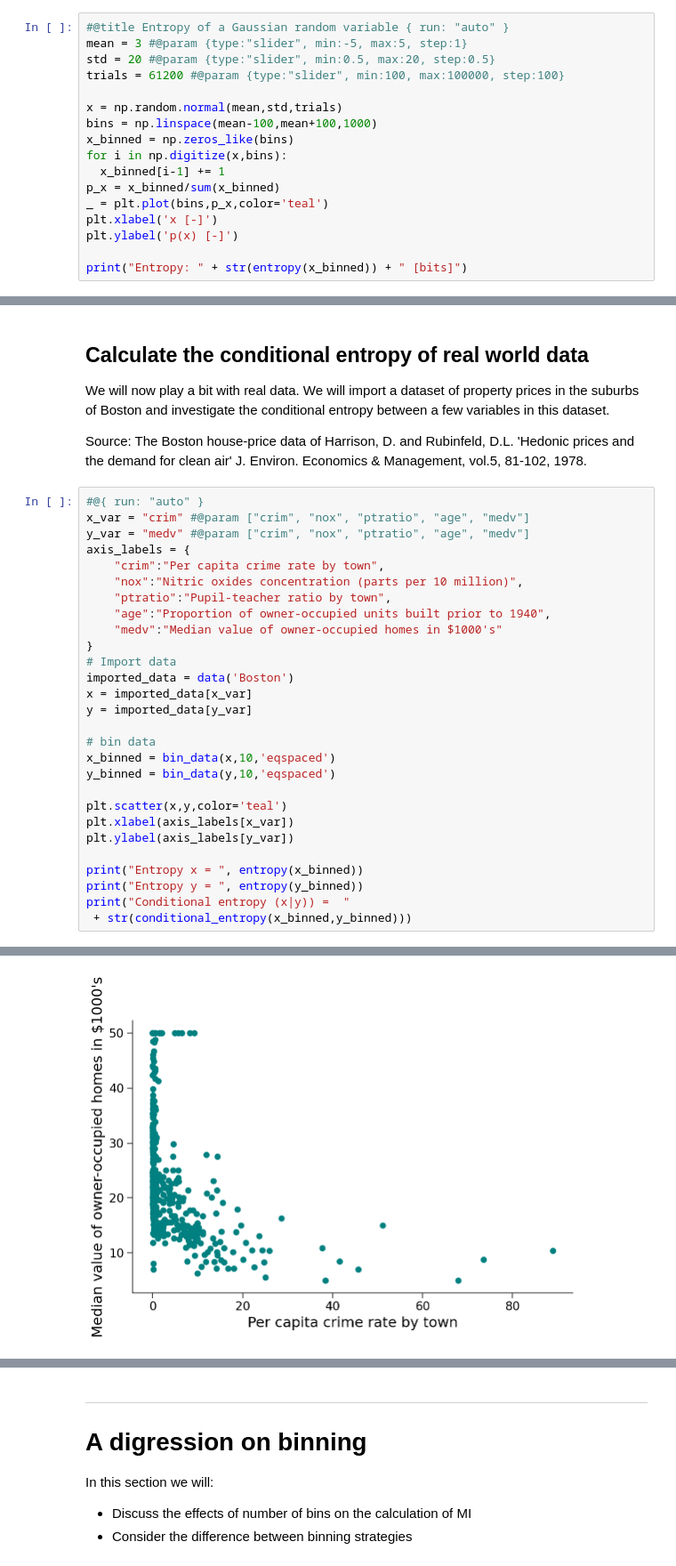
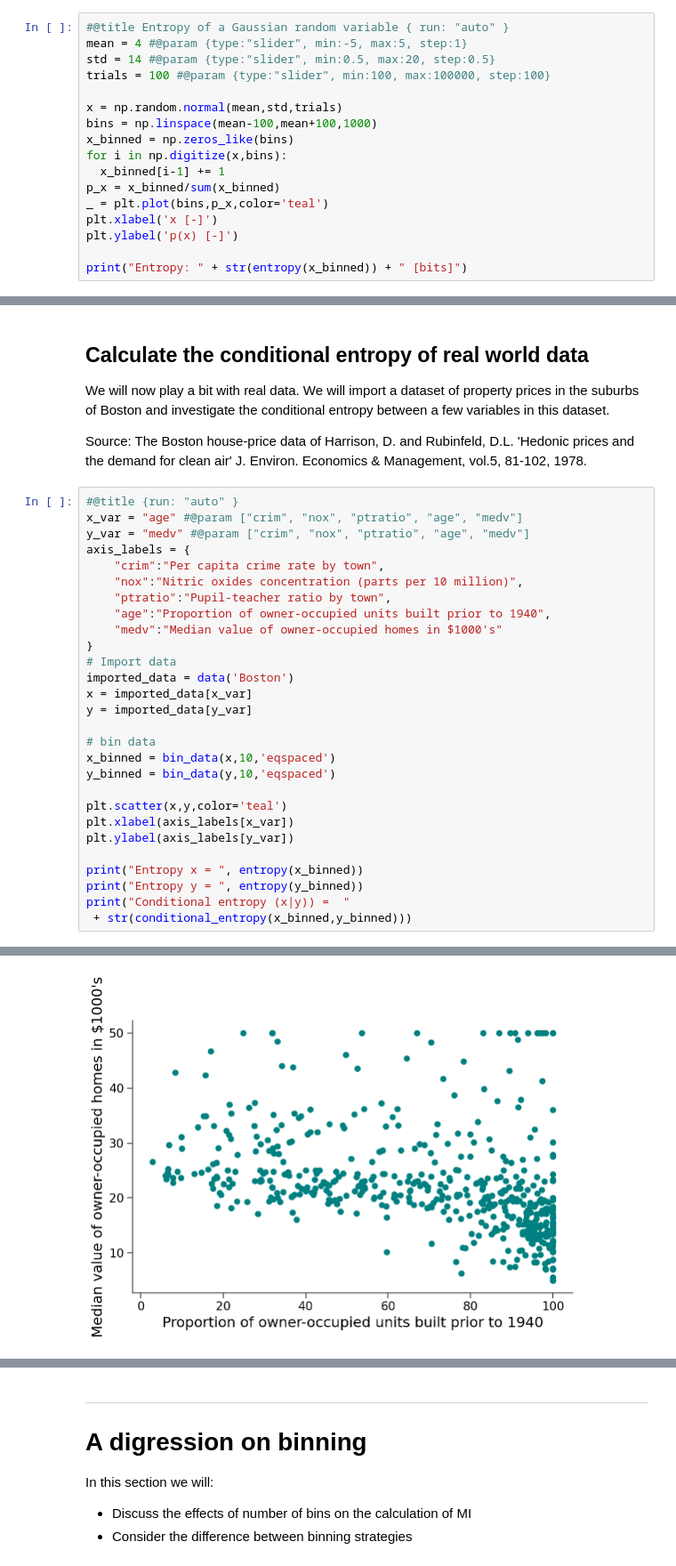
Before and after one commit to rmaffulli/MI_tutorial, a Jupyter notebook: MI_tutorial.ipynb, the cells around one changed output, grey strips where cells are left out. Shown at 89% size. Saved outputs shown, nothing was run; the diff lists cells and outputs as text.

```diff
--- a/MI_tutorial.ipynb
+++ b/MI_tutorial.ipynb
@@ -149,9 +151,9 @@ else:
 Correct! the value of entropy(x) is: 1.0
 # %%
 #@title Entropy of a Gaussian random variable { run: "auto" }
-mean = 3 #@param {type:"slider", min:-5, max:5, step:1}
-std = 20 #@param {type:"slider", min:0.5, max:20, step:0.5}
-trials = 61200 #@param {type:"slider", min:100, max:100000, step:100}
+mean = 4 #@param {type:"slider", min:-5, max:5, step:1}
+std = 14 #@param {type:"slider", min:0.5, max:20, step:0.5}
+trials = 100 #@param {type:"slider", min:100, max:100000, step:100}
 
 x = np.random.normal(mean,std,trials)
 bins = np.linspace(mean-100,mean+100,1000)
@@ -246,8 +248,8 @@ We will now play a bit with real data. We will import a dataset of property pric
 
 Source: The Boston house-price data of Harrison, D. and Rubinfeld, D.L. 'Hedonic prices and the demand for clean air' J. Environ. Economics & Management, vol.5, 81-102, 1978.
 # %%
-#@{ run: "auto" }
-x_var = "crim" #@param ["crim", "nox", "ptratio", "age", "medv"]
+#@title {run: "auto" }
+x_var = "age" #@param ["crim", "nox", "ptratio", "age", "medv"]
 y_var = "medv" #@param ["crim", "nox", "ptratio", "age", "medv"]
 axis_labels = {
     "crim":"Per capita crime rate by town",
@@ -280,4 +282,4 @@ Conditional entropy (x|y)) =  0.5136776785557572
-[figure, old version]
+[figure, new version]
 # %% [markdown]
 ## A note:
 - Never forget that marginal, joint and conditional probability bare related through Bayes rule: $$ p(X|Y) = \frac{p(X,Y)}{p(Y)} $$
```
Also changed, not shown: parts of 9 cells of this notebook.
